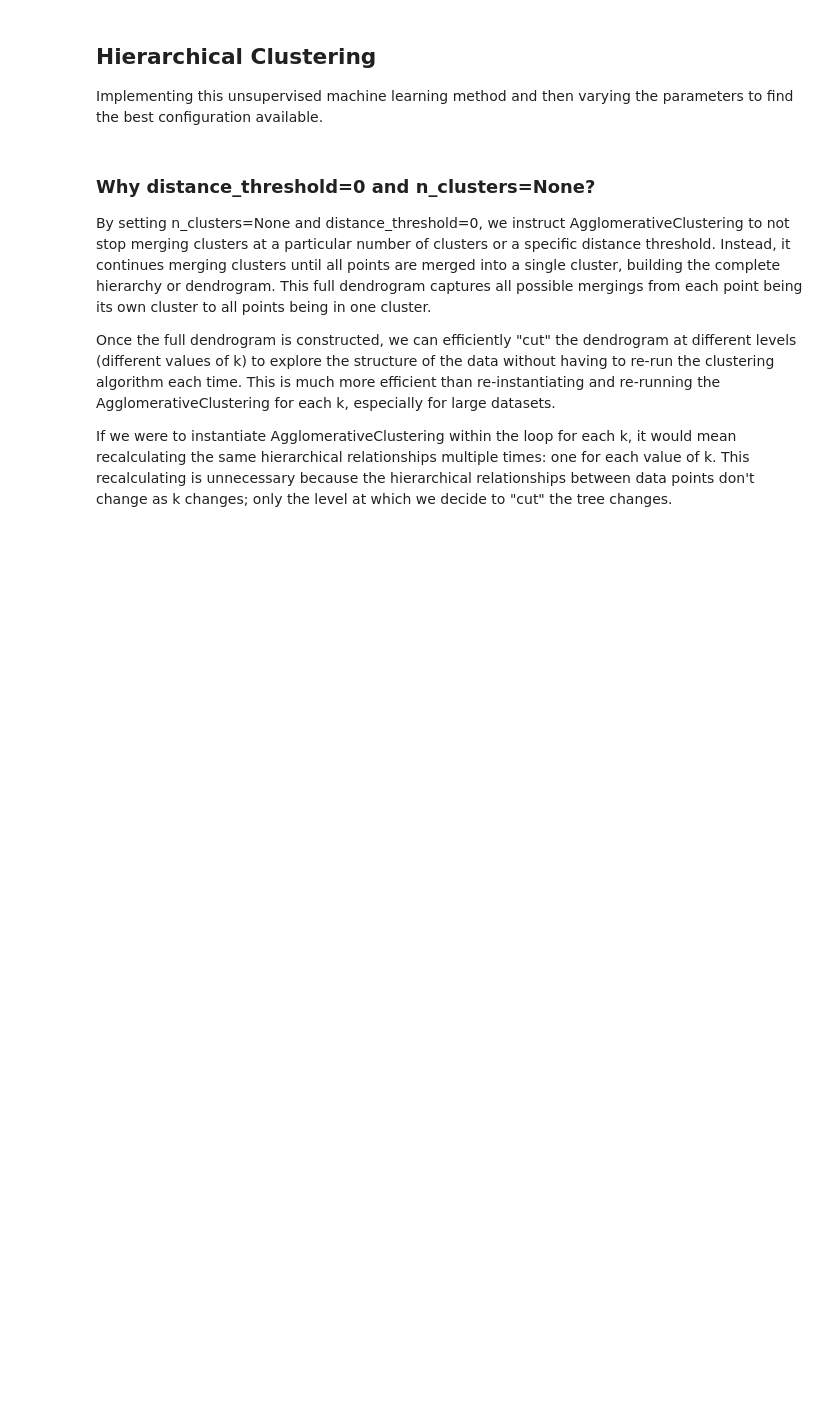
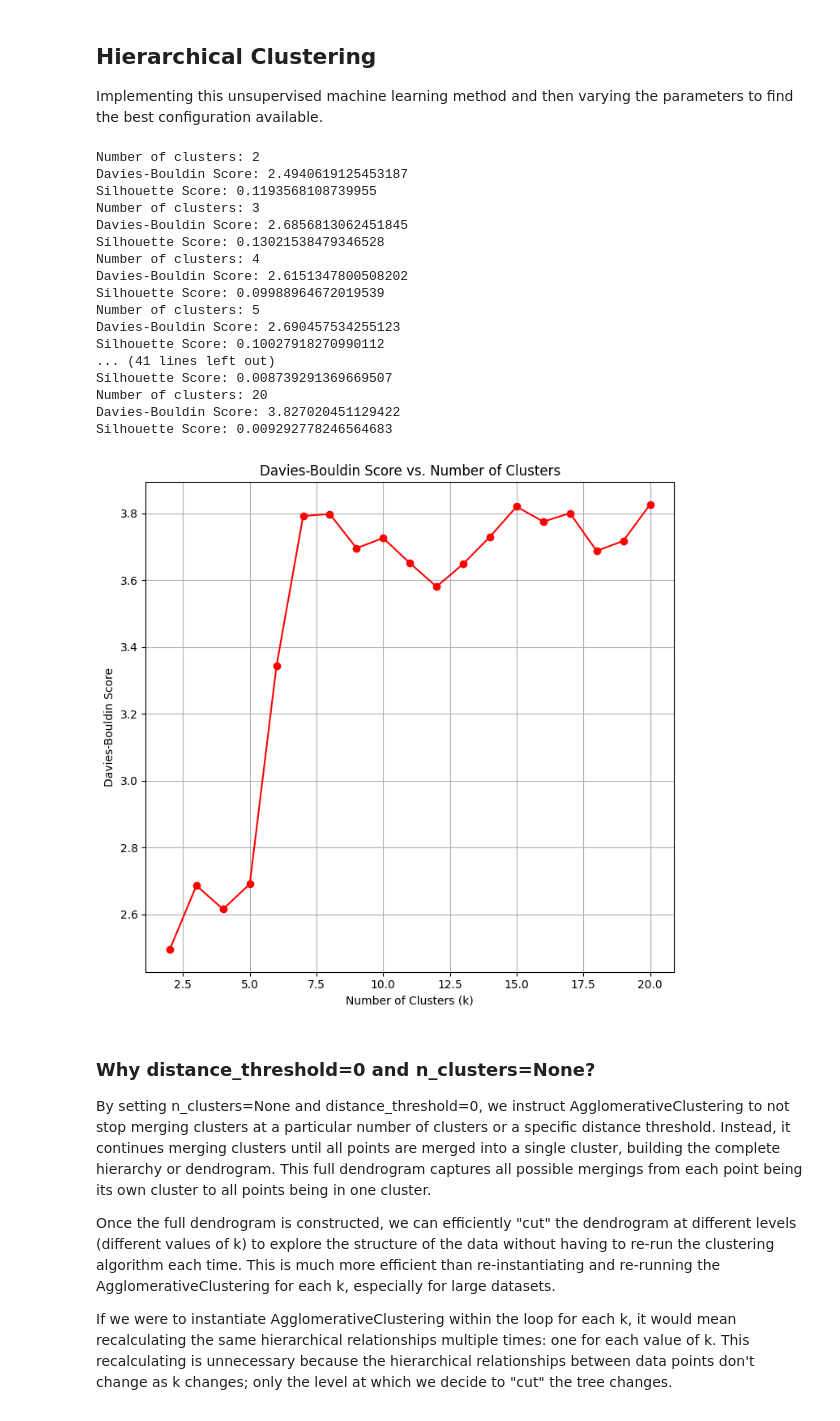
Before and after one commit to dantasl/machine-learning-dimap, a Jupyter notebook: machine-learning-dimap.ipynb, the cells around one changed output. Saved outputs shown, nothing was run; the diff lists cells and outputs as text; code cells hidden in the pictures; blank space fills up the shorter version.

```diff
--- a/machine-learning-dimap.ipynb
+++ b/machine-learning-dimap.ipynb
@@ -1006,34 +1006,54 @@ for k in k_values:
 
     # Calculate and store the Davies-Bouldin score
     db_score = davies_bouldin_score(sentiments_features, labels)
     db_scores.append(db_score)
 
     # Calculate and store the Silhouette score
     silhouette = silhouette_score(sentiments_features, labels)
     silhouette_scores.append(silhouette)
 
     print(f"Number of clusters: {k}")
     print(f"Davies-Bouldin Score: {db_score}")
     print(f"Silhouette Score: {silhouette}")
 
 # Plotting the results
 plt.figure(figsize=(14, 7))
 plt.subplot(1, 2, 1)
 plt.plot(k_values, db_scores, marker='o', linestyle='-', color='red')
 plt.title('Davies-Bouldin Score vs. Number of Clusters')
 plt.xlabel('Number of Clusters (k)')
 plt.ylabel('Davies-Bouldin Score')
 plt.grid(True)
 
+'''
 plt.subplot(1, 2, 2)
 plt.plot(k_values, silhouette_scores, marker='o', linestyle='-', color='blue')
 plt.title('Silhouette Score vs. Number of Clusters')
 plt.xlabel('Number of Clusters (k)')
 plt.ylabel('Silhouette Score')
-plt.grid(True)
+plt.grid(True)'''
 
 plt.tight_layout()
 plt.show()
+# %% [output]
+Number of clusters: 2
+Davies-Bouldin Score: 2.4940619125453187
+Silhouette Score: 0.1193568108739955
+Number of clusters: 3
+Davies-Bouldin Score: 2.6856813062451845
+Silhouette Score: 0.13021538479346528
+Number of clusters: 4
+Davies-Bouldin Score: 2.6151347800508202
+Silhouette Score: 0.09988964672019539
+Number of clusters: 5
+Davies-Bouldin Score: 2.690457534255123
+Silhouette Score: 0.10027918270990112
+... (41 lines left out)
+Silhouette Score: 0.008739291369669507
+Number of clusters: 20
+Davies-Bouldin Score: 3.827020451129422
+Silhouette Score: 0.009292778246564683
+[figure, added]
 # %% [markdown]
 ### Why distance_threshold=0 and n_clusters=None?
 
```
Also changed, not shown: parts of 4 cells of this notebook, 3 other files.
